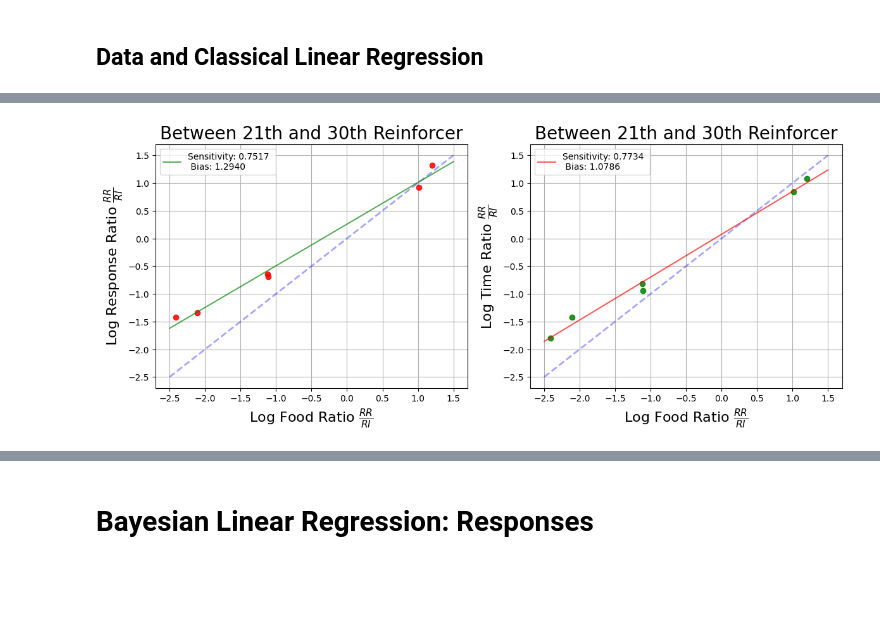
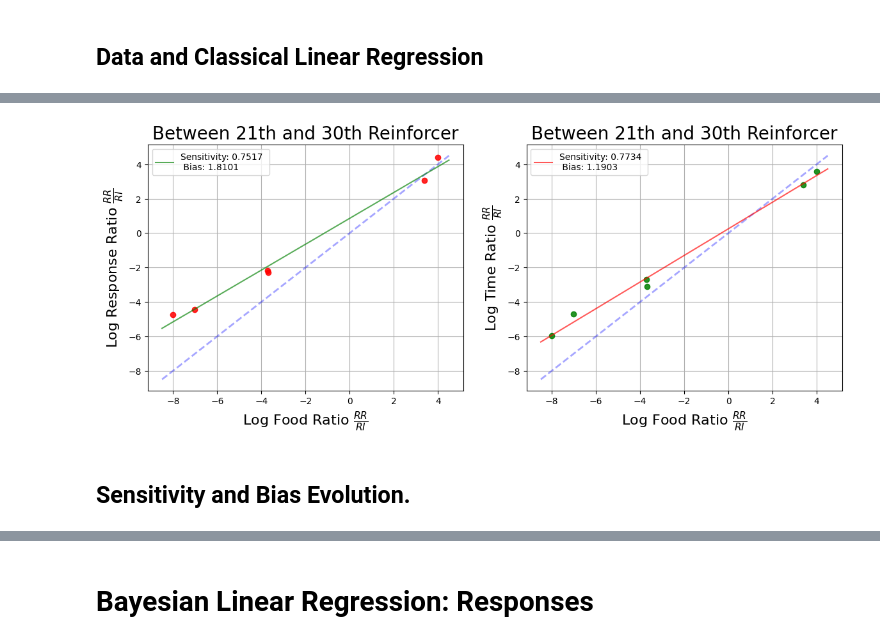
Before and after one commit to Christian-F-Badillo/Matching, a Jupyter notebook: Figures_2022.ipynb, the cells around one changed output, grey strips where cells are left out. Cells and saved outputs as stored; diff of their text form; code cells hidden in the pictures; blank space fills up the shorter version.

```diff
--- a/Figures_2022.ipynb
+++ b/Figures_2022.ipynb
@@ -134,8 +134,8 @@ for df in big_frame_list:
     time_visit_RI = get_times(time_RI)
     time_visit_RR = get_times(time_RR)
 
-    ratio_RR_RI_time = np.log10(np.sum(time_visit_RR)/np.sum(time_visit_RI))
-    ratio_RR_RI_time_reward = np.log10(np.sum(reward_RR_time)/np.sum(reward_RI_time))
+    ratio_RR_RI_time = np.log2(np.sum(time_visit_RR)/np.sum(time_visit_RI))
+    ratio_RR_RI_time_reward = np.log2(np.sum(reward_RR_time)/np.sum(reward_RI_time))
 
     list_times.append(ratio_RR_RI_time)
     list_rewards.append(ratio_RR_RI_time_reward)
@@ -166,6 +166,6 @@ Log-Bias, b: 0.8784
 # %%
 # File to save
-dir = 'Figures_2023/'
+dir = 'Figures_2022/'
 # %%
 # Plot the Log food ratio vs Log response ratio  and log food ratio vs log time ratio and the
 # estimated sensitivity and bias from the generalized matching law
@@ -356,18 +357,33 @@ to_reward = [1, 2, 3, 4, 5, 6, 7, 8, 9, 10, 15, 20, 25, 30]
 pairs = [0, 1, 2, 3, 4, 5]
 # %%
 ratios = {}
+ratios_time = {}
 
 for pair in pairs:
 
     ratio_list_RL = []
+    ratio_list_RL_time = []
 
     for from_r, to_r in zip(from_reward, to_reward):
 
         df = get_data_between_rewards(new_big_df[f"pair{pair}"], pair, index_dict, from_r, to_r)
 
-        ratio_LR = np.log10(df["resp_RR"].sum() / df["resp_RI"].sum())
+        time_RI = df["visit_lenght_time_RI"].to_numpy()
+        time_RR = df["visit_lenght_time_RR"].to_numpy()
+
+        time_RI = np.append(time_RI, 0)
+        time_RR = np.append(time_RR, 0)
+
+        time_visit_RI = get_times(time_RI)
+        time_visit_RR = get_times(time_RR)
+
+        ratio_LR = np.log2(df["resp_RR"].sum() / df["resp_RI"].sum())
+        ratio_LR_time = np.log2(np.sum(time_visit_RR)/np.sum(time_visit_RI))
+
         ratio_list_RL.append(ratio_LR)
+        ratio_list_RL_time.append(ratio_LR_time)
 
     ratios[f"pair{pair}_from0_to_30"] = ratio_list_RL
+    ratios_time[f"pair{pair}_from0_to_30"] = ratio_list_RL_time
 # %%
 response_evolution = []
@@ -463,8 +519,8 @@ for pair in pairs:
         time_visit_RI = get_times(time_RI)
         time_visit_RR = get_times(time_RR)
 
-        ratio_LR = np.log10(df["resp_RR"].sum() / df["resp_RI"].sum())
-        ratio_LR_time = np.log10(np.sum(time_visit_RR)/np.sum(time_visit_RI))
+        ratio_LR = np.log2(df["resp_RR"].sum() / df["resp_RI"].sum())
+        ratio_LR_time = np.log2(np.sum(time_visit_RR)/np.sum(time_visit_RI))
 
     ratios_l[f"pair{pair}_from21_to_30"] = ratio_LR
     ratios_l_time[f"pair{pair}_from21_to_30"] = ratio_LR_time
@@ -489,7 +545,7 @@ fig, ax = plt.subplots(figsize = (14, 5), ncols=2, nrows=1)
 # Plot Response Ratio
 ################################################################################################################################################################################################################################################################################################
 X = list_rewards.reshape(-1, 1)
-x = np.linspace(-2.5,1.5,50)
+x = np.linspace(-8.5,4.5,100)
 y = np.array(response_reinforcers_21_30)
 
 reg = LinearRegression().fit(X, y)
@@ -500,39 +556,41 @@ bias_t = reg.intercept_
 ax[0].plot(list_rewards, response_reinforcers_21_30, 'o', alpha = 0.85, color = 'red')
 ax[0].plot(x, x, '--', alpha = 0.35, color = 'blue', lw = 2)
 ax[0].plot(x, x*sen_t + bias_t, '-', alpha = 0.65, color = 'green', lw = 1.5,
-        label=f"Sensitivity: {sen_t:0.4f} \n Bias: {np.exp(bias_t):0.04f}")
+        label=f"Sensitivity: {sen_t:0.4f} \n Bias: {np.exp2(bias_t):0.04f}")
 ax[0].grid()
 
 ax[0].set_xlabel(r'Log Food Ratio $\frac{RR}{RI}$', fontsize=16)
 ax[0].set_ylabel(r'Log Response Ratio $\frac{RR}{RI}$', fontsize=16)
 ax[0].set_title(f"Between 21th and 30th Reinforcer", fontsize=20)
 ax[0].legend()
 
 # Plot Time Ratio
 ############################################################################################################################################################################################################################################
 
 X = list_rewards.reshape(-1, 1)
-x = np.linspace(-2.5,1.5,50)
+x = np.linspace(-8.5,4.5,50)
 y = np.array(time_reinforcers_21_30)
 
 reg = LinearRegression().fit(X, y)
 sen_t = reg.coef_[0]
 bias_t = reg.intercept_
 
 
 ax[1].plot(list_rewards, time_reinforcers_21_30, 'o', alpha = 0.85, color = 'green')
 ax[1].plot(x, x, '--', alpha = 0.35, color = 'blue', lw = 2)
 ax[1].plot(x, x*sen_t + bias_t, '-', alpha = 0.65, color = 'red', lw = 1.5,
-        label=f"Sensitivity: {sen_t:0.4f} \n Bias: {np.exp(bias_t):0.04f}")
+        label=f"Sensitivity: {sen_t:0.4f} \n Bias: {np.exp2(bias_t):0.04f}")
 ax[1].grid()
 
 ax[1].set_xlabel(r'Log Food Ratio $\frac{RR}{RI}$', fontsize=16)
 ax[1].set_ylabel(r'Log Time Ratio $\frac{RR}{RI}$', fontsize=16)
 ax[1].set_title(f"Between 21th and 30th Reinforcer", fontsize=20)
 ax[1].legend()
 
 plt.savefig(dir + f"Figure_21th_to_30th.png", dpi = 300, bbox_inches='tight', pad_inches=0.1)
 plt.show()
 #plt.close(fig)
 # %% [output]
-[figure, old version]
+[figure, new version]
+# %% [markdown]
+## Sensitivity and Bias Evolution.
```
Also changed, not shown: parts of 16 cells of this notebook, 40 other files.
